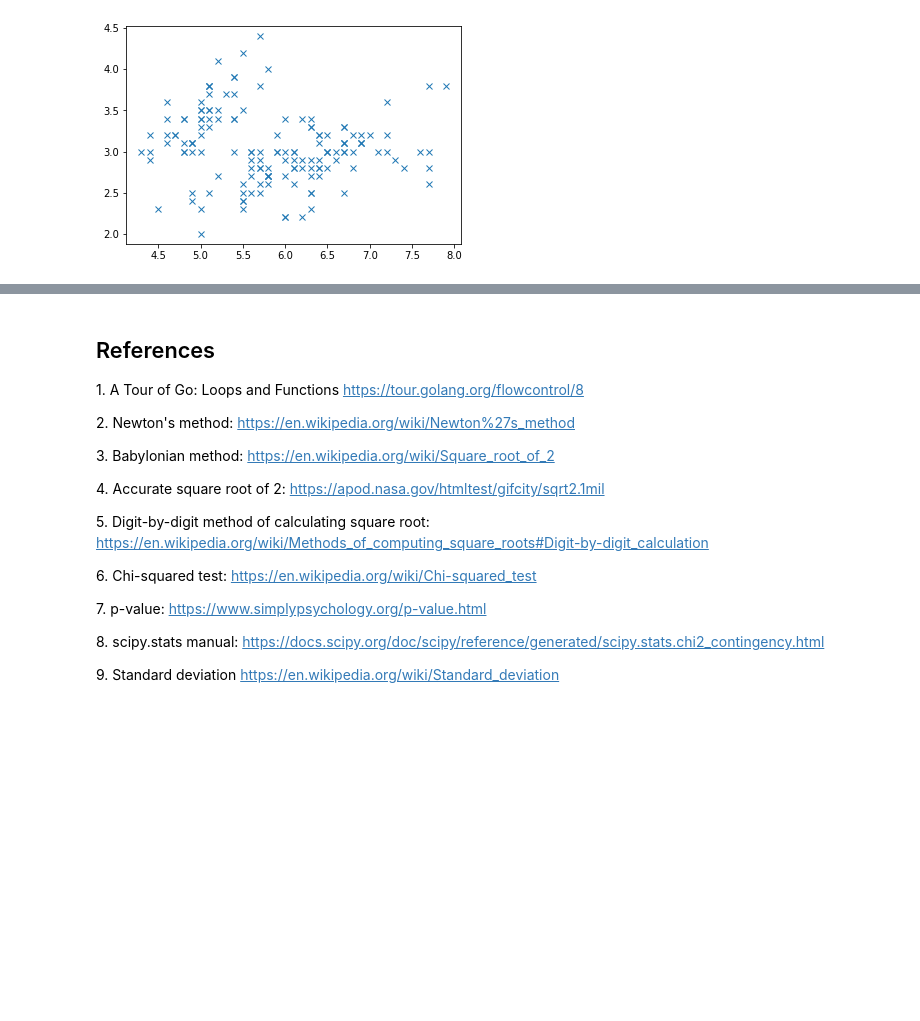
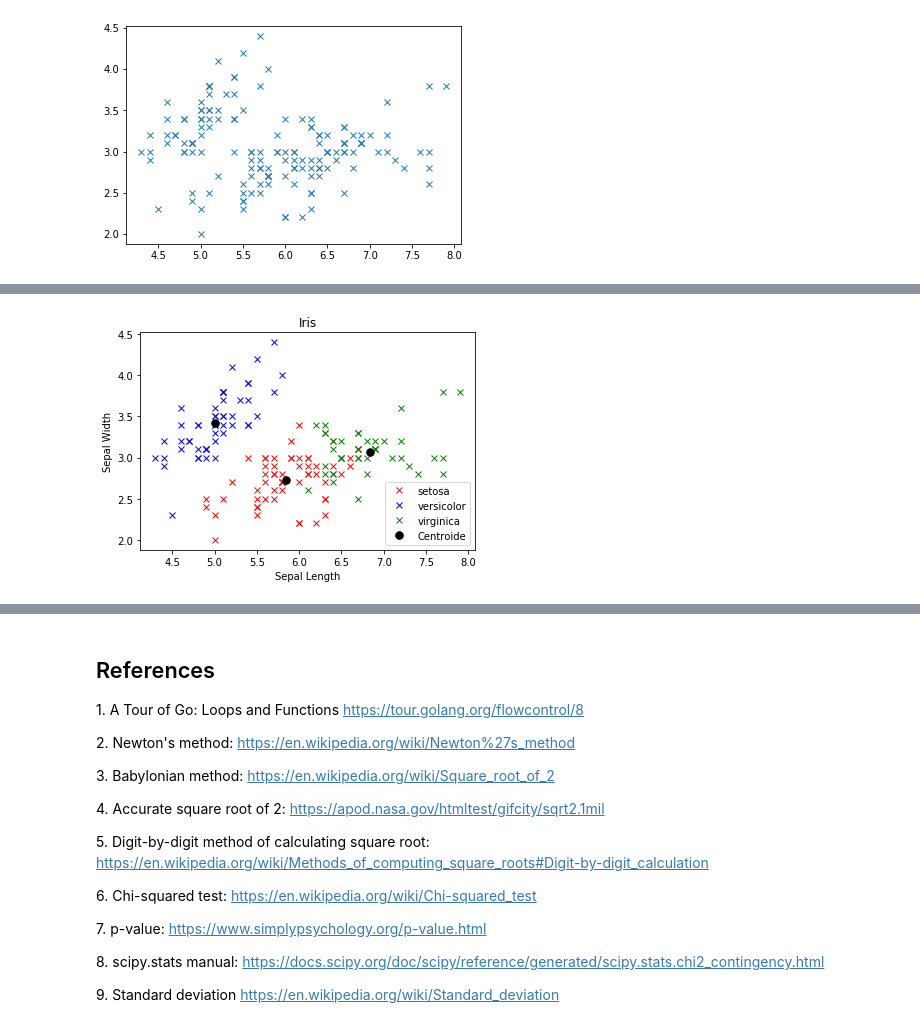
Before and after one commit to HFintan/MLS, a Jupyter notebook: Tasks.ipynb, the cells around one changed output, grey strips where cells are left out. Cells and saved outputs as stored; diff of their text form; code cells hidden in the pictures; blank space fills up the shorter version.

```diff
--- a/Tasks.ipynb
+++ b/Tasks.ipynb
@@ -729,0 +706,6 @@ Iris.head()
+# %%
+# Perform k-means fitting
+SLSWPL = np.array(Iris[['SepalLengthCm','SepalWidthCm','PetalLengthCm']])
+#print(SLSW)
+plt.plot(SLSWPL[:,0], SLSWPL[:,1], 'x')
+plt.show()
@@ -729,0 +714,17 @@ Iris.head()
+# %%
+IriskmeansSLSWPL = skcl.KMeans(n_clusters=3, random_state=0).fit(SLSWPL)
+
+Iriscent = IriskmeansSLSWPL.cluster_centers_
+Iriscent
+
+plt.plot(SLSWPL[IriskmeansSLSWPL.labels_ == 0][:,0], SLSWPL[IriskmeansSLSWPL.labels_ == 0][:,1], 'rx', label='setosa')
+plt.plot(SLSWPL[IriskmeansSLSWPL.labels_ == 1][:,0], SLSWPL[IriskmeansSLSWPL.labels_ == 1][:,1], 'bx', label='versicolor')
+plt.plot(SLSWPL[IriskmeansSLSWPL.labels_ == 2][:,0], SLSWPL[IriskmeansSLSWPL.labels_ == 2][:,1], 'gx', label='virginica')
+plt.title('Iris')
+plt.plot(Iriscent[:,0], Iriscent[:,1], 'k.', markersize=15, label='Centroide')
+plt.xlabel('Sepal Length')
+plt.ylabel('Sepal Width')
+plt.legend()
+plt.show()
+# %% [output]
+[figure, added]
```
Also changed, not shown: parts of 6 cells of this notebook.
